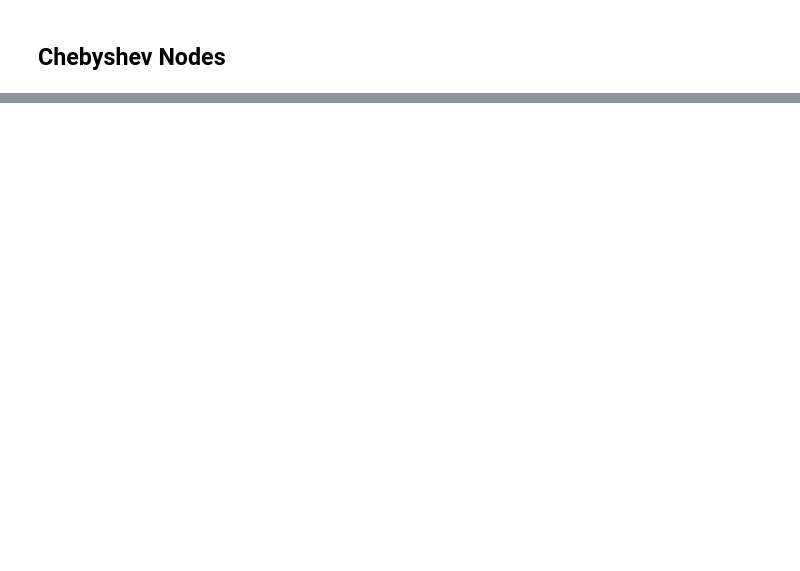
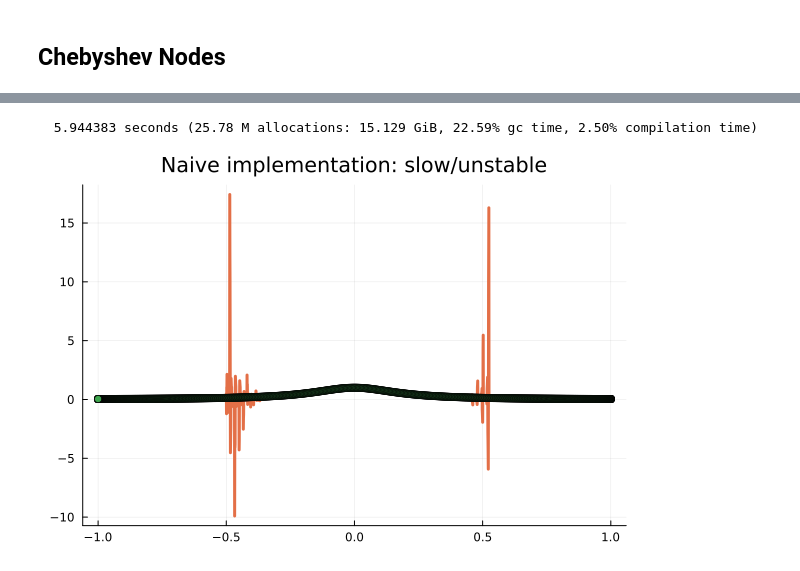
Before and after one commit to Math5485/Introduction-to-Numerical-Methods, a Jupyter notebook: L9 Polynomial Interpolation II.ipynb, the cells around one changed output, grey strips where cells are left out. Saved outputs shown, nothing was run; the diff lists cells and outputs as text; code cells hidden in the pictures; blank space fills up the shorter version.

```diff
--- a/L9 Polynomial Interpolation II.ipynb
+++ b/L9 Polynomial Interpolation II.ipynb
@@ -211,0 +311,30 @@ plot!( (2:(N+1)).^(-1) )
+# %%
+n = 1000
+
+x = @. cos( π*(0:n)/n )
+y = @. f₃( x )
+
+function L( j, t )
+    if j == 0
+        return prod( @. t - x[2:end] ) / prod( @. x[1] - x[2:end] )
+    elseif j == length(x)-1
+        return prod( @. t - x[1:end-1] ) / prod( @. x[end] - x[1:end-1] )
+    else
+        return prod( @. t - x[1:j] ) * prod( @. t - x[(j+2):end] ) / ( prod( @. x[j+1] - x[1:j] ) * prod( @. x[j+1] - x[(j+2):end] ) )
+    end
+end
+
+function p_naive( t )
+    r = 0
+    for j in 0:(length(x)-1)
+        r = r + L(j, t ) * y[j+1]
+    end
+    return r
+end
+
+plot(f₃, -1, 1, label=L"y = f(x)", lw = 3, linestyle = :dash, legend=false)
+@time plot!( t -> p_naive( t ), -1, 1, title="Naive implementation: slow/unstable", lw = 3 )
+scatter!( [x], [f₃.(x)])
+# %% [output]
+  5.944383 seconds (25.78 M allocations: 15.129 GiB, 22.59% gc time, 2.50% compilation time)
+[figure, added]
```
Also changed, not shown: parts of 21 cells of this notebook.
